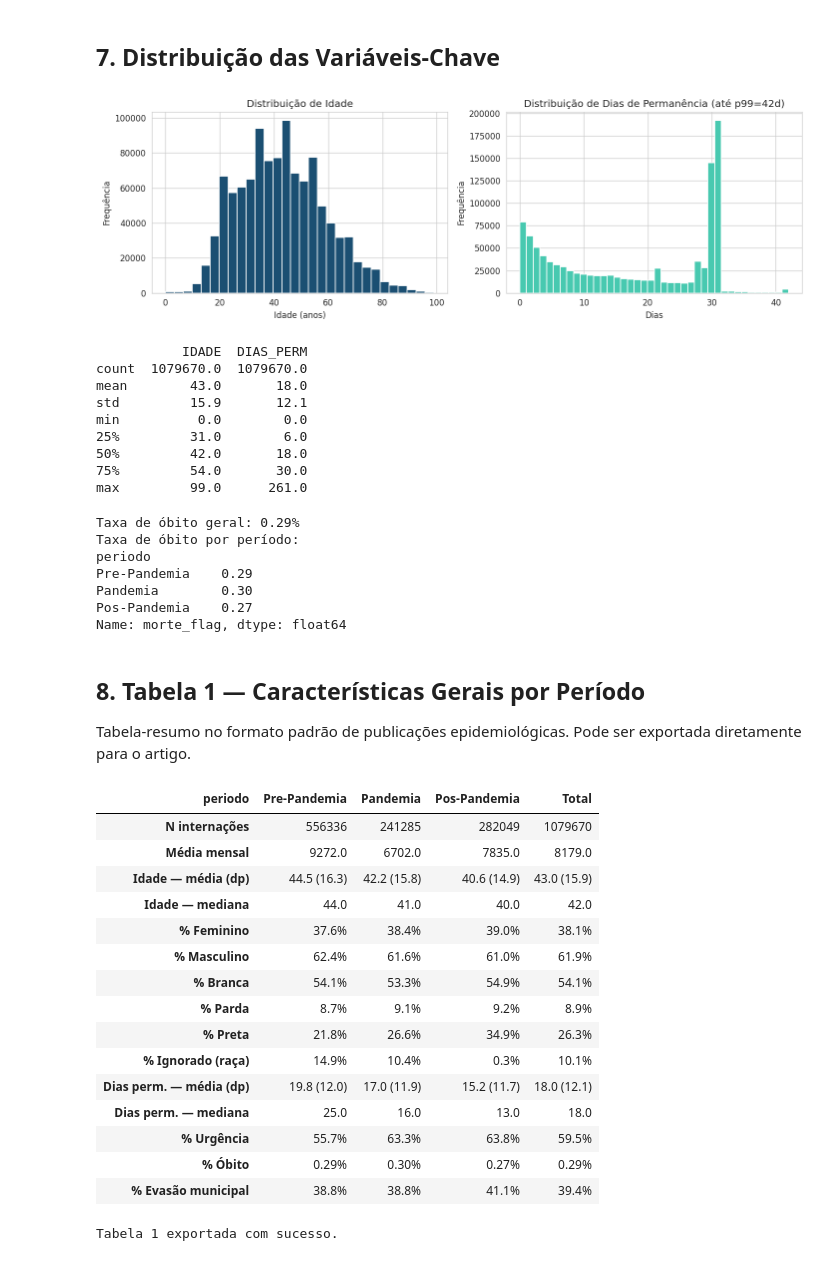
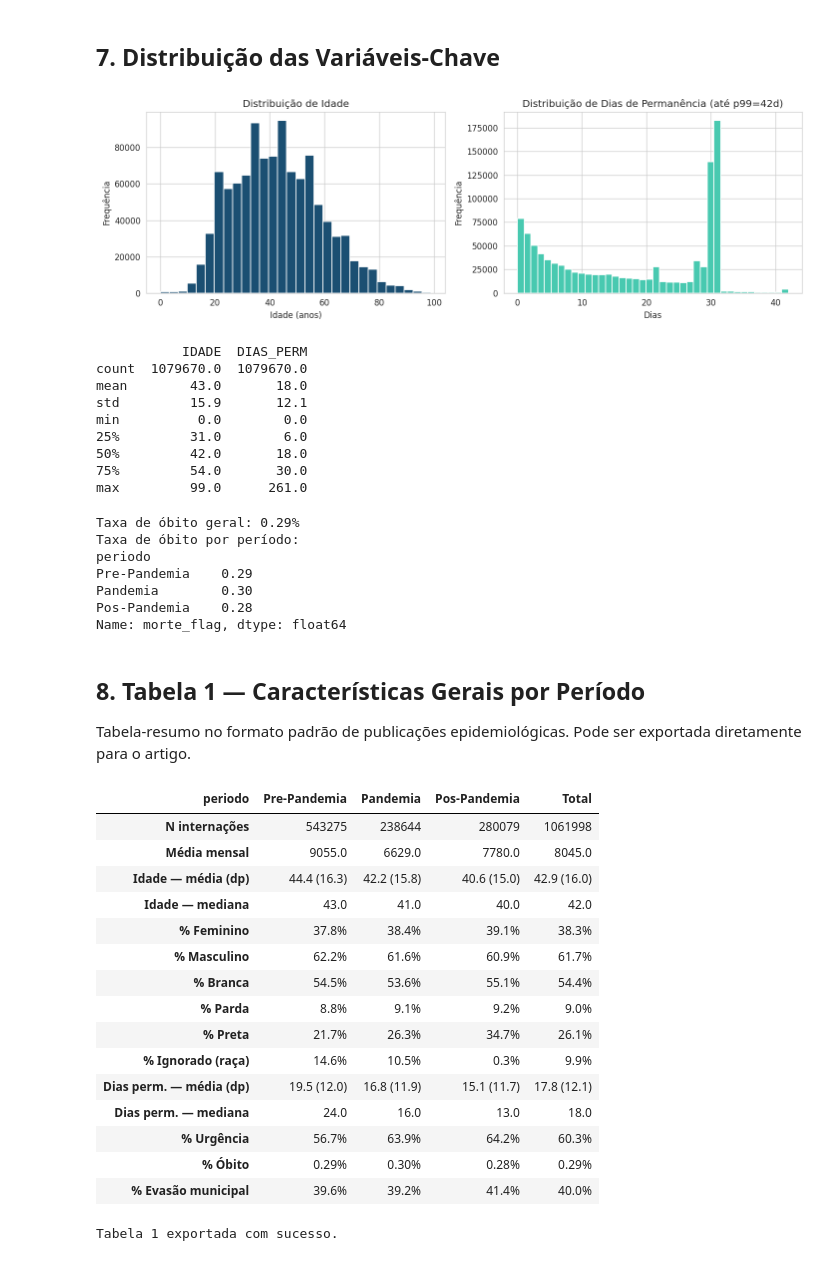
Before and after one commit to tinemyumi/saude-mental-datasus, a Jupyter notebook: notebooks/4.eda_panorama.ipynb, the cells around one changed output. Saved outputs shown, nothing was run; the diff lists cells and outputs as text; code cells hidden in the pictures.

```diff
--- a/notebooks/4.eda_panorama.ipynb
+++ b/notebooks/4.eda_panorama.ipynb
@@ -117,6 +117,7 @@ chave_internacao = [
     'UF_ZI',
     'ANO_CMPT',
     'MUNIC_RES',
+    'MUNIC_MOV',
     'DT_INTER',
     'DT_SAIDA',
     'DIAG_PRINC',
@@ -197,8 +200,9 @@ DIAS_PERM < 0      : 0
 
 **Análise Inicial**
 # %%
-df['periodo'] = pd.Categorical(
-    df['periodo'],
+df_tratado = df_tratado.copy()
+df_tratado['periodo'] = pd.Categorical(
+    df_tratado['periodo'],
     categories=['Pre-Pandemia','Pandemia','Pos-Pandemia'],
     ordered=True
 )
@@ -298,27 +302,27 @@ Municípios que geram pacientes, mas não internam: 924
 # %%
 # Painel com distribuição das principais variáveis numéricas
 fig, axes = plt.subplots(1, 2, figsize=(12, 4))
 
 # Idade
-axes[0].hist(df['IDADE'], bins=30, color=COLOR1, edgecolor='white')
+axes[0].hist(df_tratado['IDADE'], bins=30, color=COLOR1, edgecolor='white')
 axes[0].set_title('Distribuição de Idade')
 axes[0].set_xlabel('Idade (anos)')
 axes[0].set_ylabel('Frequência')
 
 # Tempo de permanência (limitado ao percentil 99 para não distorcer)
-p99 = df['DIAS_PERM'].quantile(0.99)
-axes[1].hist(df[df['DIAS_PERM'] <= p99]['DIAS_PERM'],
+p99 = df_tratado['DIAS_PERM'].quantile(0.99)
+axes[1].hist(df_tratado[df_tratado['DIAS_PERM'] <= p99]['DIAS_PERM'],
              bins=40, color=COLOR2, edgecolor='white')
 axes[1].set_title(f'Distribuição de Dias de Permanência (até p99={p99:.0f}d)')
 axes[1].set_xlabel('Dias')
 axes[1].set_ylabel('Frequência')
 
 plt.tight_layout()
 plt.show()
 
 print(df[['IDADE', 'DIAS_PERM']].describe().round(1))
 # %% [output]
-[figure, old version]
+[figure, new version]
            IDADE  DIAS_PERM
 count  1079670.0  1079670.0
 mean        43.0       18.0
@@ -330,10 +334,10 @@ min          0.0        0.0
 max         99.0      261.0
 # %%
 # Taxa de óbitos geral e por período
-df['morte_flag'] = df['MORTE'].astype(str) == '1'
+df_tratado['morte_flag'] = df_tratado['MORTE'].astype(str) == '1'
 
-obito_geral = df['morte_flag'].mean() * 100
-obito_periodo = df.groupby('periodo', observed=True)['morte_flag'].mean() * 100
+obito_geral = df_tratado['morte_flag'].mean() * 100
+obito_periodo = df_tratado.groupby('periodo', observed=True)['morte_flag'].mean() * 100
 
 print(f'Taxa de óbito geral: {obito_geral:.2f}%')
 print('Taxa de óbito por período:')
@@ -344,7 +348,7 @@ Taxa de óbito por período:
 periodo
 Pre-Pandemia    0.29
 Pandemia        0.30
-Pos-Pandemia    0.27
+Pos-Pandemia    0.28
 Name: morte_flag, dtype: float64
 # %% [markdown]
 ## **8. Tabela 1 — Características Gerais por Período**
@@ -380,27 +384,27 @@ def tabela1(grupo):
         '% Evasão municipal'       : f'{grupo["evasao"].mean()*100:.1f}%',
     })
 
-tabela_1 = df.groupby('periodo', observed=True).apply(tabela1).T
-tabela_1['Total'] = df.pipe(tabela1)
+tabela_1 = df_tratado.groupby('periodo', observed=True).apply(tabela1).T
+tabela_1['Total'] = df_tratado.pipe(tabela1)
 
 tabela_1
 # %% [output]
 | periodo | Pre-Pandemia | Pandemia | Pos-Pandemia | Total |
-| N internações | 556336 | 241285 | 282049 | 1079670 |
-| Média mensal | 9272.0 | 6702.0 | 7835.0 | 8179.0 |
-| Idade — média (dp) | 44.5 (16.3) | 42.2 (15.8) | 40.6 (14.9) | 43.0 (15.9) |
-| Idade — mediana | 44.0 | 41.0 | 40.0 | 42.0 |
-| % Feminino | 37.6% | 38.4% | 39.0% | 38.1% |
-| % Masculino | 62.4% | 61.6% | 61.0% | 61.9% |
-| % Branca | 54.1% | 53.3% | 54.9% | 54.1% |
-| % Parda | 8.7% | 9.1% | 9.2% | 8.9% |
-| % Preta | 21.8% | 26.6% | 34.9% | 26.3% |
-| % Ignorado (raça) | 14.9% | 10.4% | 0.3% | 10.1% |
-| Dias perm. — média (dp) | 19.8 (12.0) | 17.0 (11.9) | 15.2 (11.7) | 18.0 (12.1) |
-| Dias perm. — mediana | 25.0 | 16.0 | 13.0 | 18.0 |
-| % Urgência | 55.7% | 63.3% | 63.8% | 59.5% |
-| % Óbito | 0.29% | 0.30% | 0.27% | 0.29% |
-| % Evasão municipal | 38.8% | 38.8% | 41.1% | 39.4% |
+| N internações | 543275 | 238644 | 280079 | 1061998 |
+| Média mensal | 9055.0 | 6629.0 | 7780.0 | 8045.0 |
+| Idade — média (dp) | 44.4 (16.3) | 42.2 (15.8) | 40.6 (15.0) | 42.9 (16.0) |
+| Idade — mediana | 43.0 | 41.0 | 40.0 | 42.0 |
+| % Feminino | 37.8% | 38.4% | 39.1% | 38.3% |
+| % Masculino | 62.2% | 61.6% | 60.9% | 61.7% |
+| % Branca | 54.5% | 53.6% | 55.1% | 54.4% |
+| % Parda | 8.8% | 9.1% | 9.2% | 9.0% |
+| % Preta | 21.7% | 26.3% | 34.7% | 26.1% |
+| % Ignorado (raça) | 14.6% | 10.5% | 0.3% | 9.9% |
+| Dias perm. — média (dp) | 19.5 (12.0) | 16.8 (11.9) | 15.1 (11.7) | 17.8 (12.1) |
+| Dias perm. — mediana | 24.0 | 16.0 | 13.0 | 18.0 |
+| % Urgência | 56.7% | 63.9% | 64.2% | 60.3% |
+| % Óbito | 0.29% | 0.30% | 0.28% | 0.29% |
+| % Evasão municipal | 39.6% | 39.2% | 41.4% | 40.0% |
 # %%
 # Exportar Tabela 1 para CSV (para uso no artigo)
 tabela_1.to_csv('/content/drive/MyDrive/Dataframes/tabela1_panorama.csv', sep=';', encoding='utf-8-sig')
```
Also changed, not shown: parts of 11 cells of this notebook.
